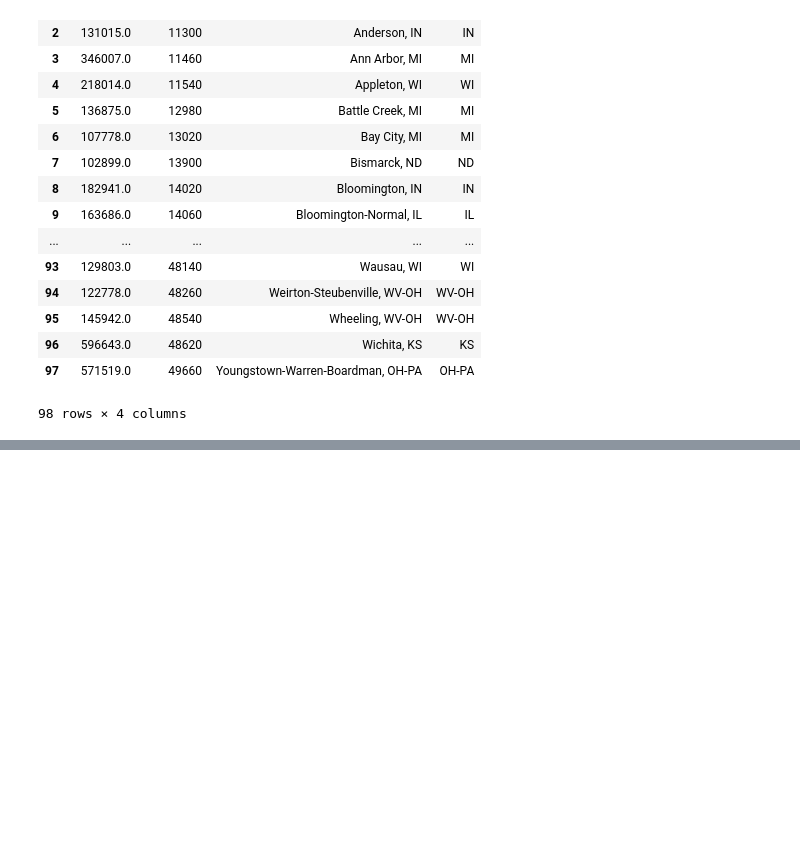
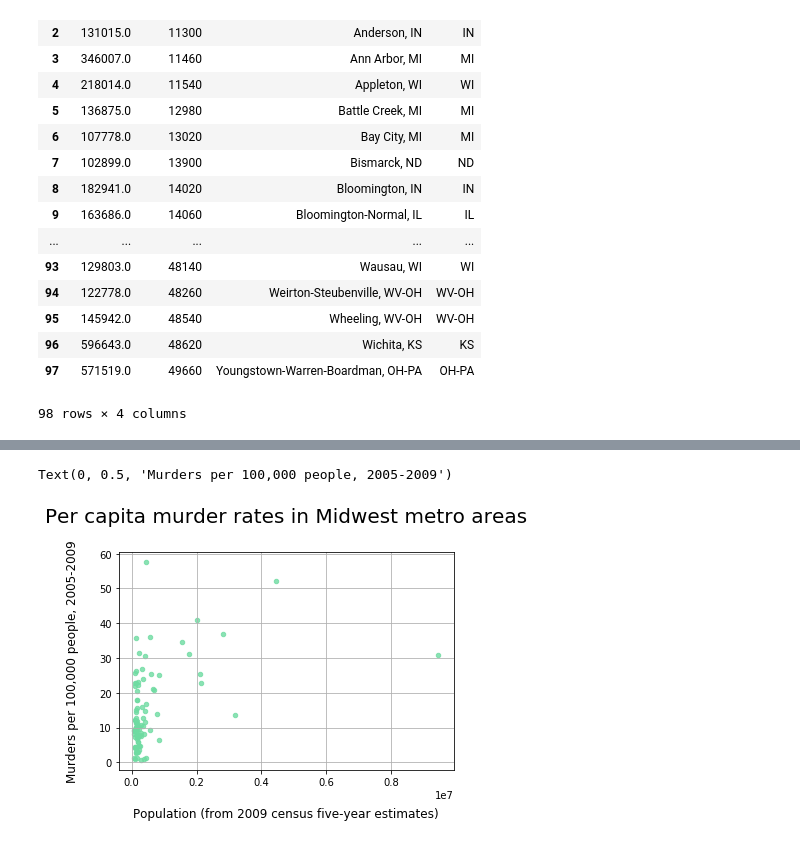
Before and after one commit to bendgame/Project-one, a Jupyter notebook: MurdersByMetro.ipynb, the cells around one changed output, grey strips where cells are left out. Saved outputs shown, nothing was run; the diff lists cells and outputs as text; code cells hidden in the pictures; blank space fills up the shorter version.

Commit message:
first scatter plot draft

```diff
--- a/MurdersByMetro.ipynb
+++ b/MurdersByMetro.ipynb
@@ -214,0 +220,3 @@ midwest_metromurders_0509
+# %%
+midwest_metromurders_0509 = midwest_metromurders_0509.set_index('Metro area')
+midwest_metromurders_0509
@@ -214,0 +243,9 @@ midwest_metromurders_0509
+# %%
+midwest_metromurders_0509.plot(kind='scatter', x='Population 2009', y='Per capita murder rate, 2005-2009',
+                               color='#6EDBA1', grid=True, alpha=0.8)
+plt.title('Per capita murder rates in Midwest metro areas', pad=30, fontname='Chaparral Pro', fontsize=20)
+plt.xlabel('Population (from 2009 census five-year estimates)', labelpad=20, fontname='Chaparral Pro', fontsize=12)
+plt.ylabel('Murders per 100,000 people, 2005-2009', labelpad=20, fontname='Chaparral Pro', fontsize=12)
+# %% [output]
+Text(0, 0.5, 'Murders per 100,000 people, 2005-2009')
+[figure, added]
```
Also changed, not shown: parts of 2 cells of this notebook.
